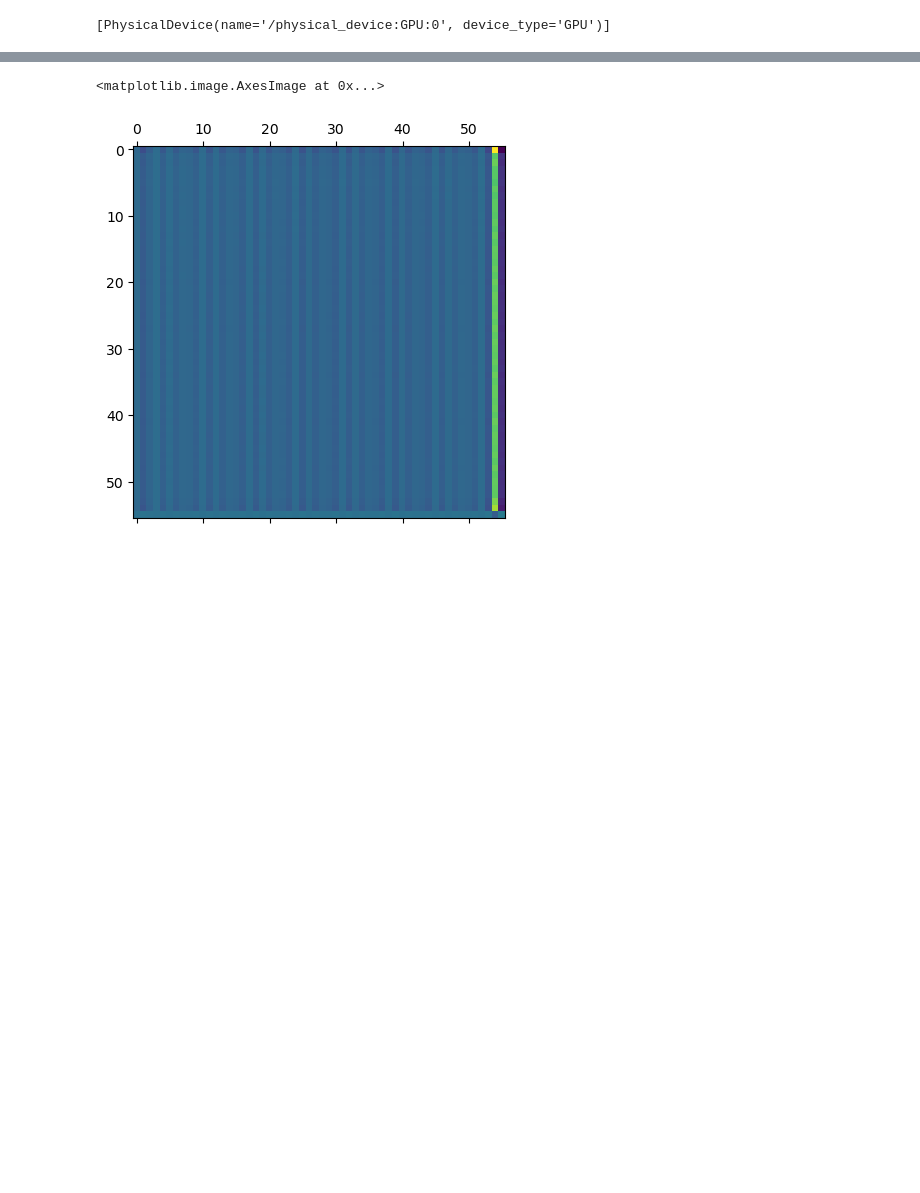
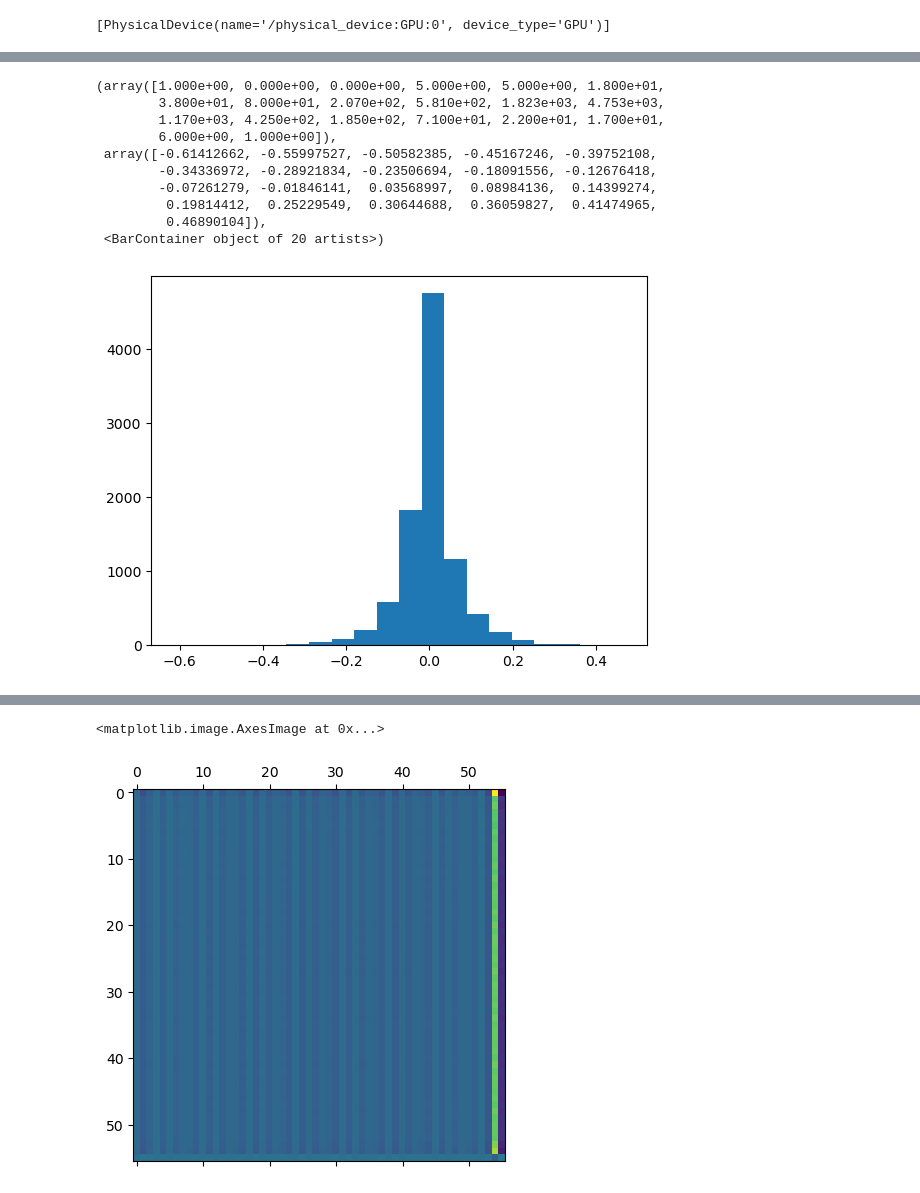
Before and after one commit to michaelpoluektov/tf-hybrid-pruning, a Jupyter notebook: cifar/Test.ipynb, the cells around one changed output, grey strips where cells are left out. Drawn from its saved outputs; the diff is of its cells as text; code cells hidden in the pictures; blank space fills up the shorter version.

```diff
--- a/cifar/Test.ipynb
+++ b/cifar/Test.ipynb
@@ -31,0 +105,10 @@ base_model.count_params()
+# %%
+def get_tucker_layer(layer, rank=1):
+    (core, factors), rec_errors = partial_tucker(
+        layer.kernel.numpy(), modes=[2, 3], rank=rank, init="svd", n_iter_max=1000
+    )
+    layer2 = copy_layer(layer)
+    ws = layer.get_weights()
+    ws[0] = tl.tenalg.multi_mode_dot(core, factors, modes=[2, 3])
+    layer2.set_weights(ws)
+    return layer2
@@ -31,0 +140,14 @@ base_model.count_params()
+# %%
+plt.hist((l.kernel - base_model.layers[biasl[0]].kernel).numpy().flatten(), bins=20)
+# %% [output]
+(array([1.000e+00, 0.000e+00, 0.000e+00, 5.000e+00, 5.000e+00, 1.800e+01,
+        3.800e+01, 8.000e+01, 2.070e+02, 5.810e+02, 1.823e+03, 4.753e+03,
+        1.170e+03, 4.250e+02, 1.850e+02, 7.100e+01, 2.200e+01, 1.700e+01,
+        6.000e+00, 1.000e+00]),
+ array([-0.61412662, -0.55997527, -0.50582385, -0.45167246, -0.39752108,
+        -0.34336972, -0.28921834, -0.23506694, -0.18091556, -0.12676418,
+        -0.07261279, -0.01846141,  0.03568997,  0.08984136,  0.14399274,
+         0.19814412,  0.25229549,  0.30644688,  0.36059827,  0.41474965,
+         0.46890104]),
+ <BarContainer object of 20 artists>)
+[figure, added]
```
Also changed, not shown: parts of 44 cells of this notebook, 3 other files.
